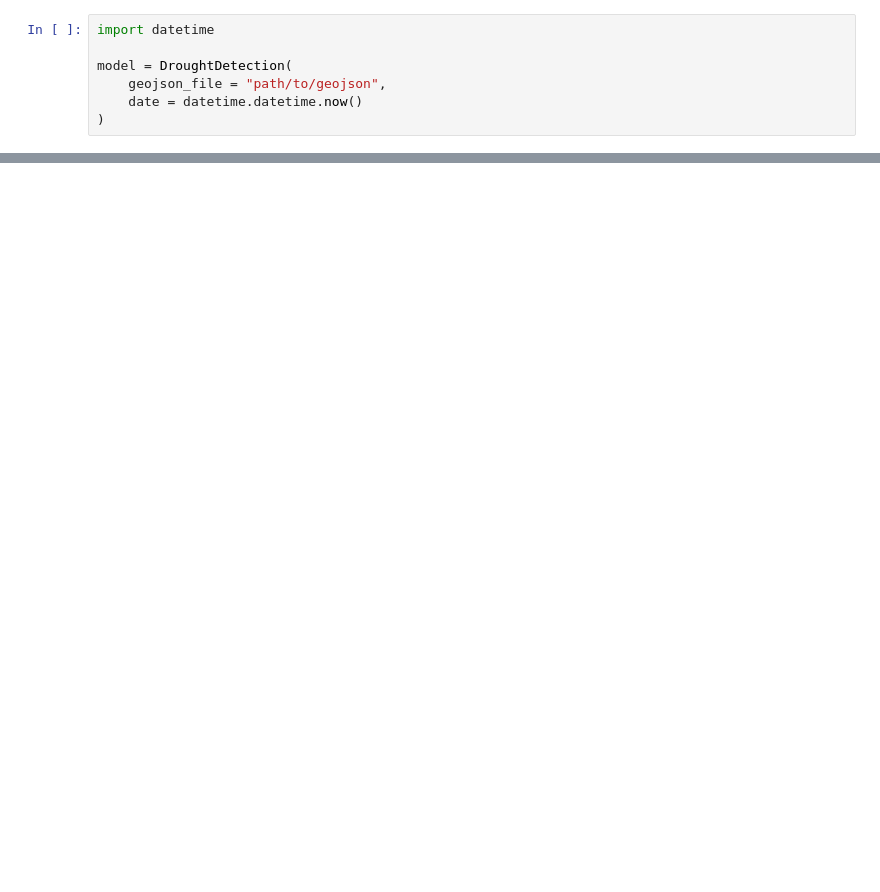
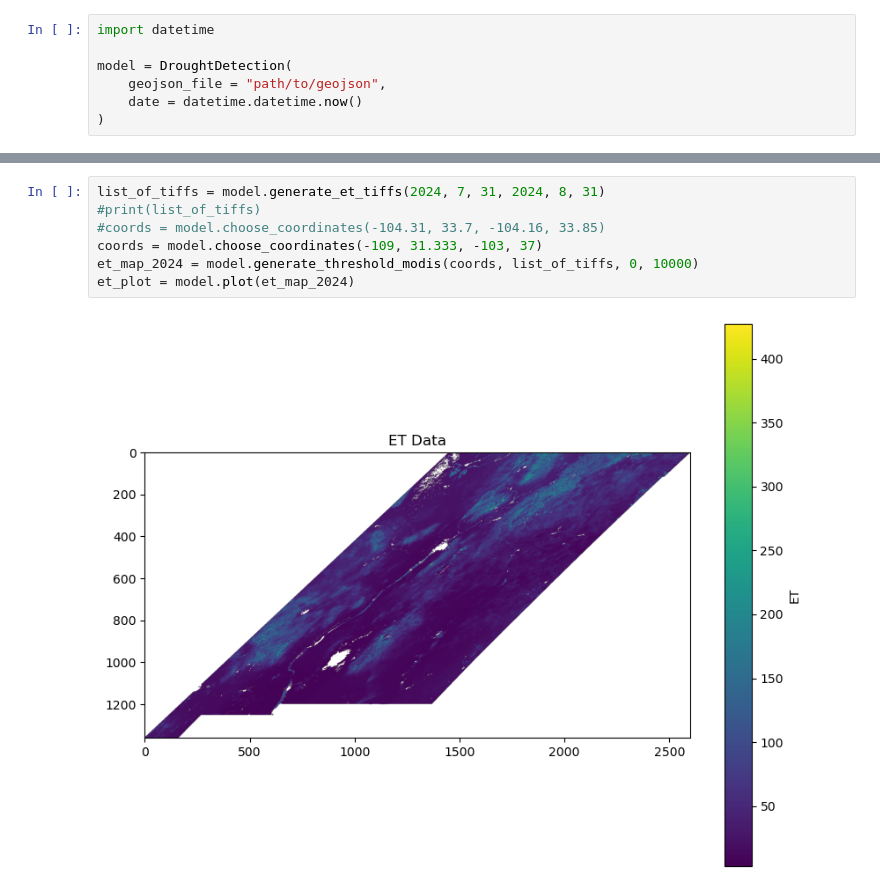
Before and after one commit to ryancjoshi/testrepo, a Jupyter notebook: xarrays_backup.ipynb, the cells around one changed output, grey strips where cells are left out. Saved outputs shown, nothing was run; the diff lists cells and outputs as text; blank space fills up the shorter version.

```diff
--- a/xarrays_backup.ipynb
+++ b/xarrays_backup.ipynb
@@ -1193,0 +1808,9 @@ find_doy("2024-07-31")
+# %%
+list_of_tiffs = model.generate_et_tiffs(2024, 7, 31, 2024, 8, 31)
+#print(list_of_tiffs)
+#coords = model.choose_coordinates(-104.31, 33.7, -104.16, 33.85)
+coords = model.choose_coordinates(-109, 31.333, -103, 37)
+et_map_2024 = model.generate_threshold_modis(coords, list_of_tiffs, 0, 10000)
+et_plot = model.plot(et_map_2024)
+# %% [output]
+[figure, added]
```
Also changed, not shown: parts of 57 cells of this notebook.
